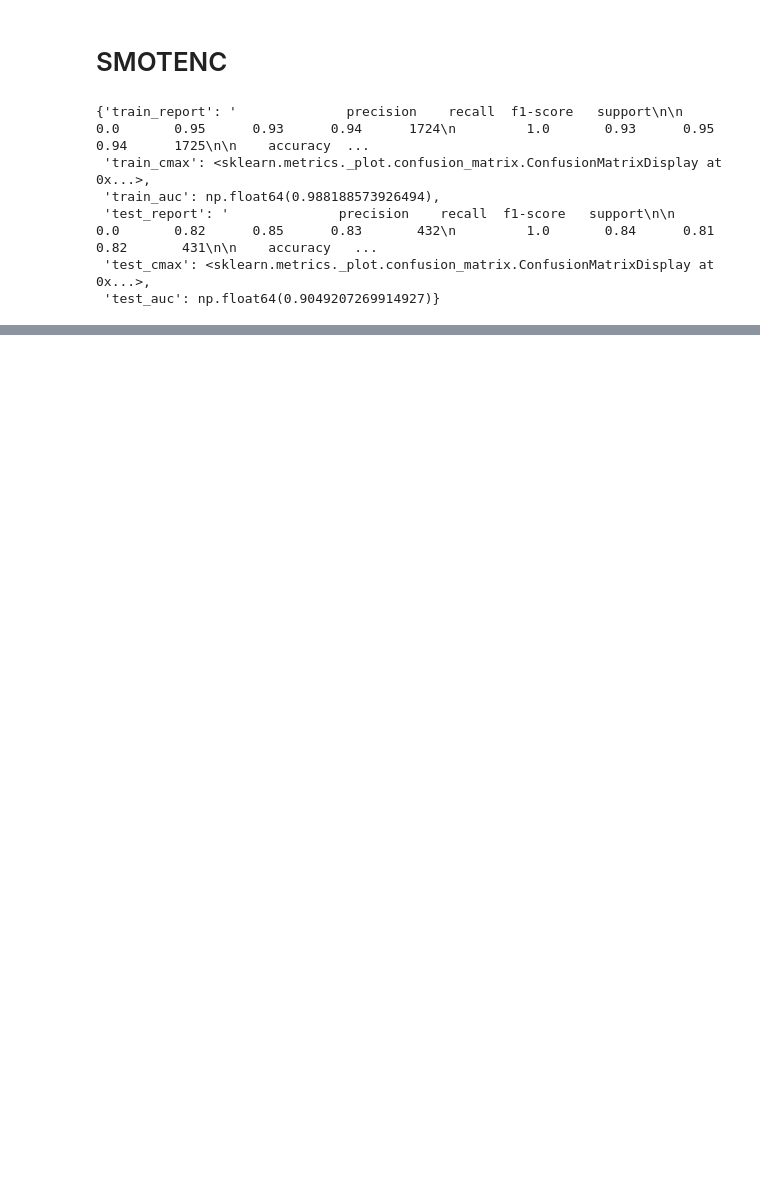
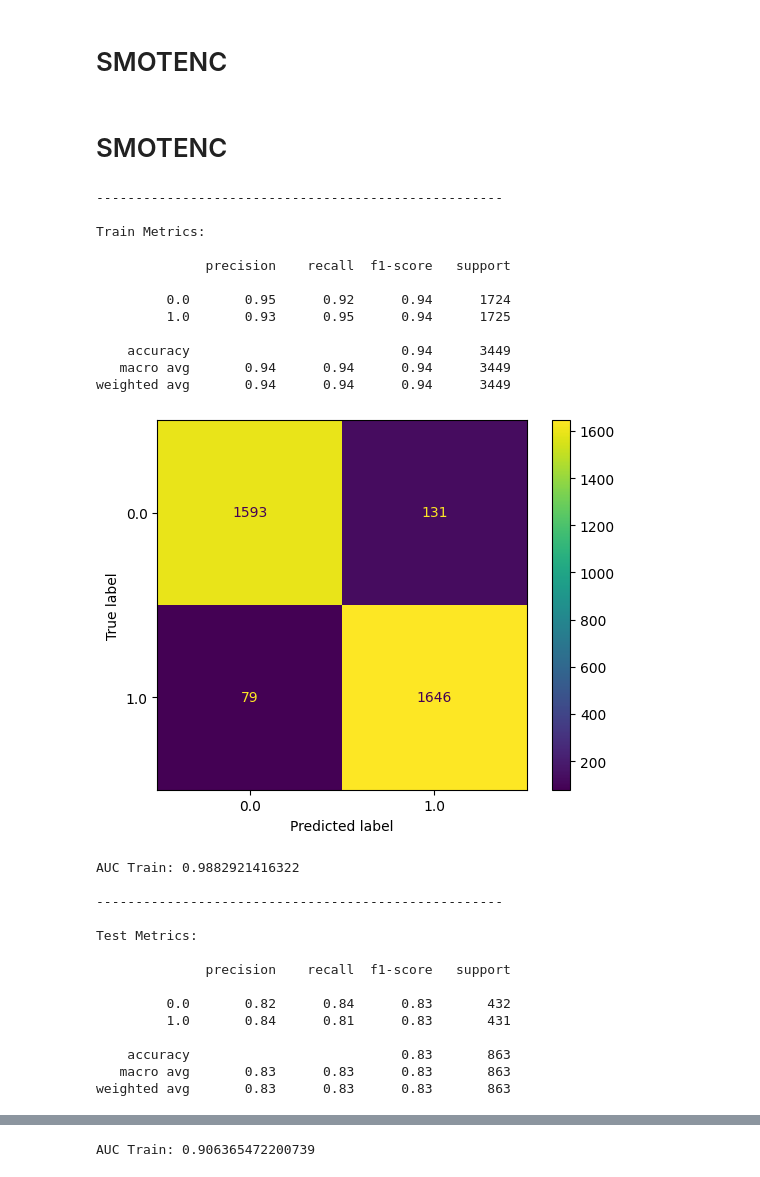
Before and after one commit to Tino27Gut/WineRecommendation, a Jupyter notebook: src/models/random_forest_draft_v2.ipynb, the cells around one changed output, grey strips where cells are left out. Saved outputs shown, nothing was run; the diff lists cells and outputs as text; code cells hidden in the pictures; blank space fills up the shorter version.

Commit message:
Finished over sampling rf

```diff
--- a/src/models/random_forest_draft_v2.ipynb
+++ b/src/models/random_forest_draft_v2.ipynb
@@ -109,7 +111,7 @@ def oversample_df(
         class_col: str = "liked"
     ) -> Tuple[pd.DataFrame, pd.DataFrame]:
 
-    if isinstance(sampling_object, type(SMOTENC)):
+    if sampling_object.__name__ == SMOTENC.__name__:
         sampler = sampling_object(
             categorical_features=categorical_features,
             random_state=random_state
@@ -161,6 +163,20 @@ def train_test_model(
         "test_cmax": disp_pred,
         "test_auc": roc_auc_score(y_test, y_pred_proba)
     }
+
+def print_model_results(results: Dict[str, Union[str, object, float]]):
+    print("\n----------------------------------------------------\n")
+    print("Train Metrics:\n")
+    print(results["train_report"])
+    results["train_cmax"].plot()
+    plt.show()
+    print("AUC Train:", results["train_auc"])
+    print("\n----------------------------------------------------\n")
+    print("Test Metrics:\n")
+    print(results["test_report"])
+    results["test_cmax"].plot()
+    plt.show()
+    print("AUC Train:", results["test_auc"])
 # %%
 rf_model = RandomForestClassifier(n_estimators=200, max_depth=10, min_samples_split=2, min_samples_leaf=1, max_features="sqrt", class_weight="balanced")
 # %% [markdown]
@@ -168,28 +184,51 @@ rf_model = RandomForestClassifier(n_estimators=200, max_depth=10, min_samples_sp
 # %%
 # SMOTENC para df con categorical features
 idx_cat_features = [model_df_nooh.columns.get_loc(col) for col in pairings_list]
 
 X_smotenc, y_smotenc = oversample_df(
     df=model_df_nooh,
     sampling_object=SMOTENC,
     random_state=0,
     categorical_features=idx_cat_features
 )
 
 results_smotenc = train_test_model(
     X=X_smotenc,
     y=y_smotenc,
     model_object=rf_model,
     test_size=0.2,
     random_state=0,
     stratify=y_smotenc
 )
 
-results_smotenc
+display(Markdown("# SMOTENC"))
+print_model_results(results_smotenc)
 # %% [output]
+# SMOTENC
-{'train_report': '              precision    recall  f1-score   support\n\n         0.0       0.95      0.93      0.94      1724\n         1.0       0.93      0.95      0.94      1725\n\n    accuracy  ...
- 'train_cmax': <sklearn.metrics._plot.confusion_matrix.ConfusionMatrixDisplay at 0x...>,
- 'train_auc': np.float64(0.988188573926494),
- 'test_report': '              precision    recall  f1-score   support\n\n         0.0       0.82      0.85      0.83       432\n         1.0       0.84      0.81      0.82       431\n\n    accuracy   ...
- 'test_cmax': <sklearn.metrics._plot.confusion_matrix.ConfusionMatrixDisplay at 0x...>,
- 'test_auc': np.float64(0.9049207269914927)}
+----------------------------------------------------
+
+Train Metrics:
+
+              precision    recall  f1-score   support
+
+         0.0       0.95      0.92      0.94      1724
+         1.0       0.93      0.95      0.94      1725
+
+    accuracy                           0.94      3449
+   macro avg       0.94      0.94      0.94      3449
+weighted avg       0.94      0.94      0.94      3449
+[figure, added]
+AUC Train: 0.9882921416322
+
+----------------------------------------------------
+
+Test Metrics:
+
+              precision    recall  f1-score   support
+
+         0.0       0.82      0.84      0.83       432
+         1.0       0.84      0.81      0.83       431
+
+    accuracy                           0.83       863
+   macro avg       0.83      0.83      0.83       863
+weighted avg       0.83      0.83      0.83       863
@@ -195,0 +236 @@ results_smotenc
+AUC Train: 0.906365472200739
```
Also changed, not shown: parts of 6 cells of this notebook.
